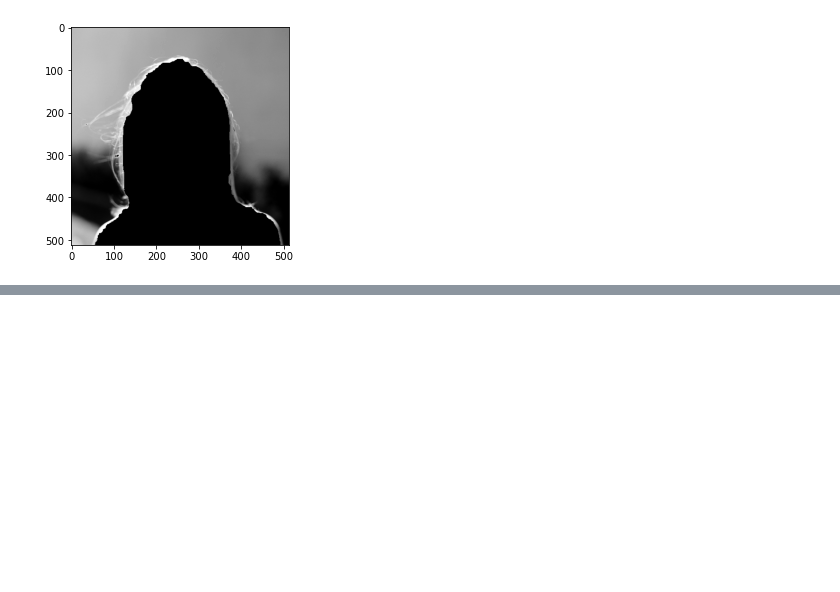
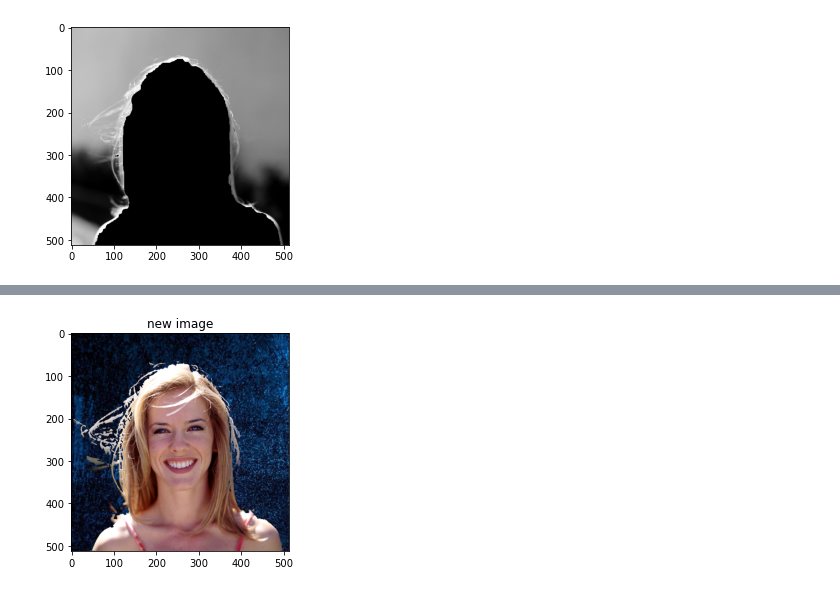
Before and after one commit to avani17101/Poisson-Matting, a Jupyter notebook: src/Global_Matting.ipynb, the cells around one changed output, grey strips where cells are left out. Drawn from its saved outputs; the diff is of its cells as text; code cells hidden in the pictures; blank space fills up the shorter version.

```diff
--- a/src/Global_Matting.ipynb
+++ b/src/Global_Matting.ipynb
@@ -196,0 +212,12 @@ Time for the new Optimal function:
+# %%
+# alpha belnding
+new_img = np.zeros(new_bg3.shape)
+new_img[:,:,0] = alpha*img3[:,:,0] + (1-alpha)*new_bg3[:,:,0]
+new_img[:,:,1] = alpha*img3[:,:,1] + (1-alpha)*new_bg3[:,:,1]
+new_img[:,:,2] = alpha*img3[:,:,2] + (1-alpha)*new_bg3[:,:,2]
+
+plt.imshow(np.int64(new_img),cmap='gray')
+plt.title('new image')
+plt.show()
+# %% [output]
+[figure, added]
```
Also changed, not shown: parts of 6 cells of this notebook.
